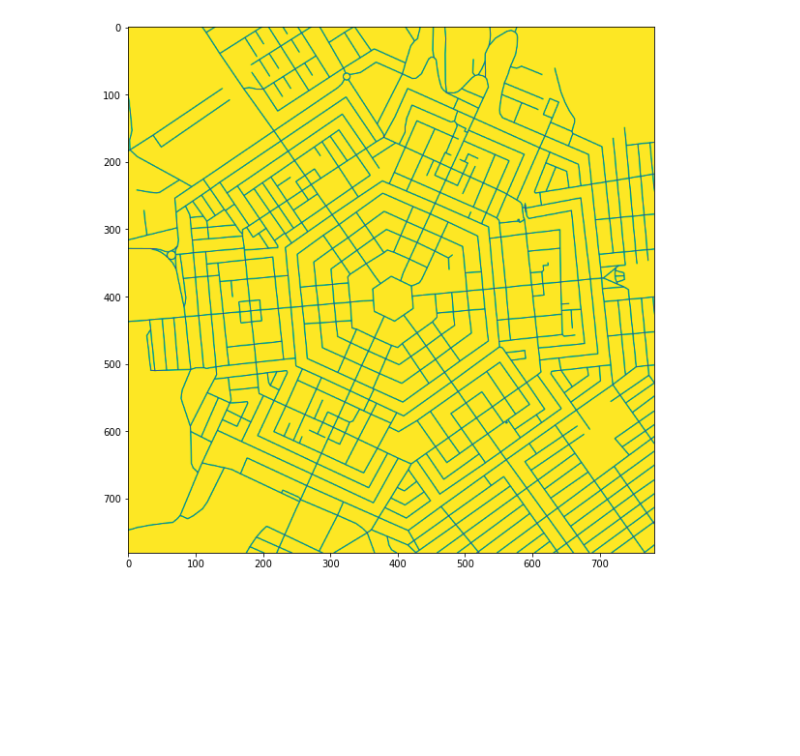
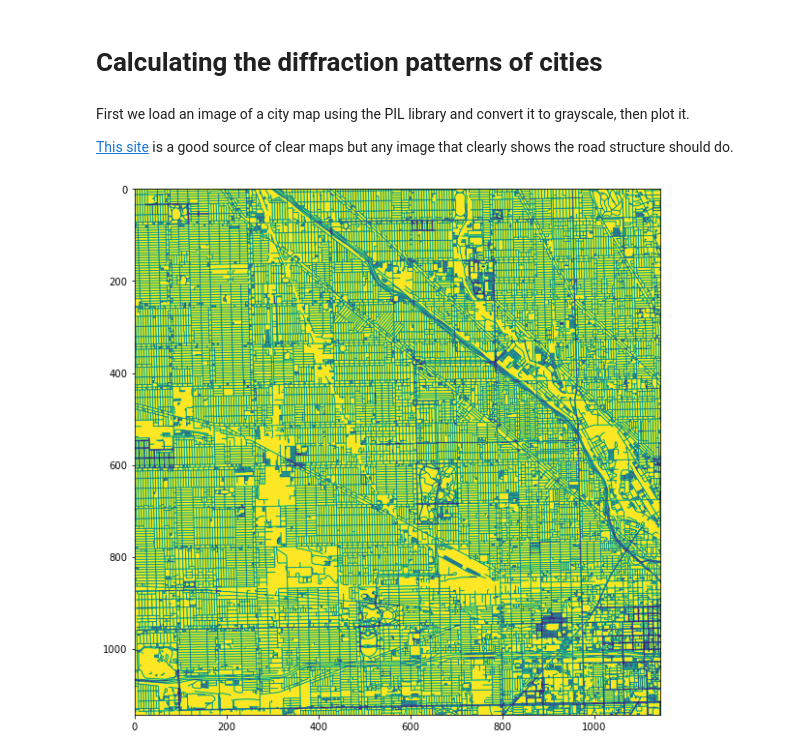
Before and after one commit to yue-here/city-diffraction, a Jupyter notebook: city-diffraction.ipynb, the cells around one changed output. Saved outputs shown, nothing was run; the diff lists cells and outputs as text; code cells hidden in the pictures; blank space fills up the shorter version.

```diff
--- a/city-diffraction.ipynb
+++ b/city-diffraction.ipynb
@@ -1,3 +1,5 @@
+# %% [markdown]
+# Calculating the diffraction patterns of cities
 # %%
 from PIL import Image
 import numpy as np
@@ -6,13 +9,14 @@ import matplotlib.pyplot as plt
+# %% [markdown]
+First we load an image of a city map using the PIL library and convert it to grayscale, then plot it.
+
+[This site](https://anvaka.github.io/city-roads/?q=chicago&areaId=3600122604) is a good source of clear maps but any image that clearly shows the road structure should do.
 # %%
-# image = Image.open("San Francisco.png")
-# image = Image.open("la plata.png")
-image = Image.open("grammichele.png")
+filename = "Chicago.png"
+image = Image.open(filename)
 image = image.convert('L')
-# image = np.logical_not(np.array(image))
-# image = image[1000:2300,3200:4500]
-# print(image.shape)
+
 fig = plt.figure(facecolor='w', figsize=(10,10))
 plt.imshow(image)
 plt.show()
 # %% [output]
-[figure, old version]
+[figure, new version]
```
Also changed, not shown: parts of 14 cells of this notebook.
